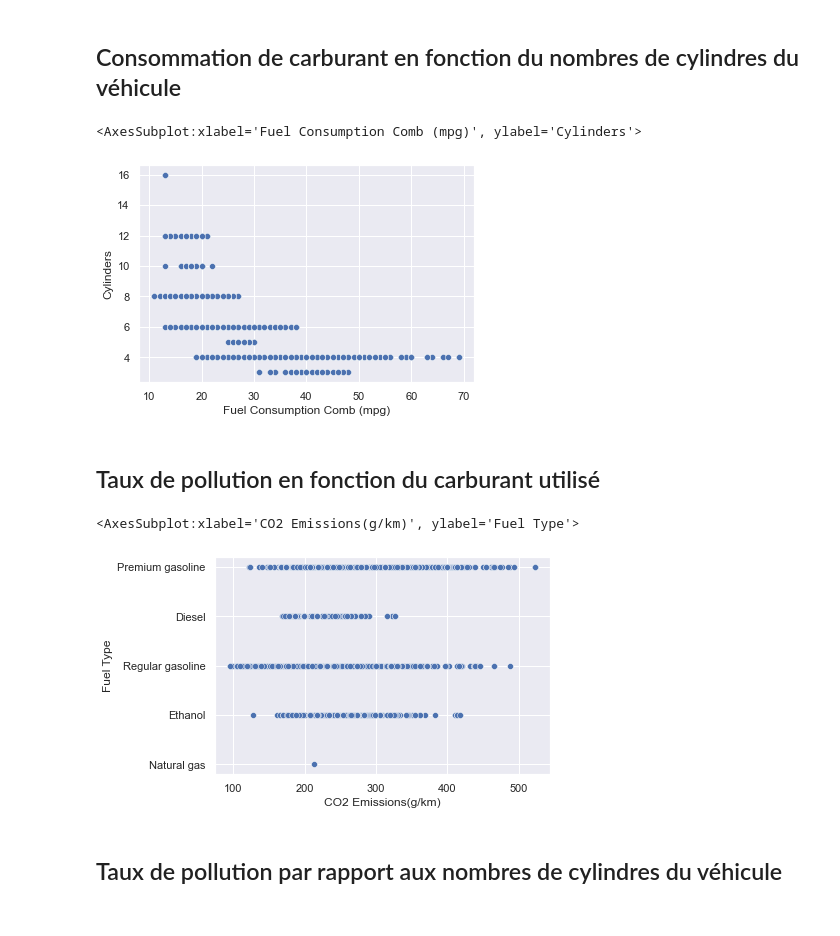
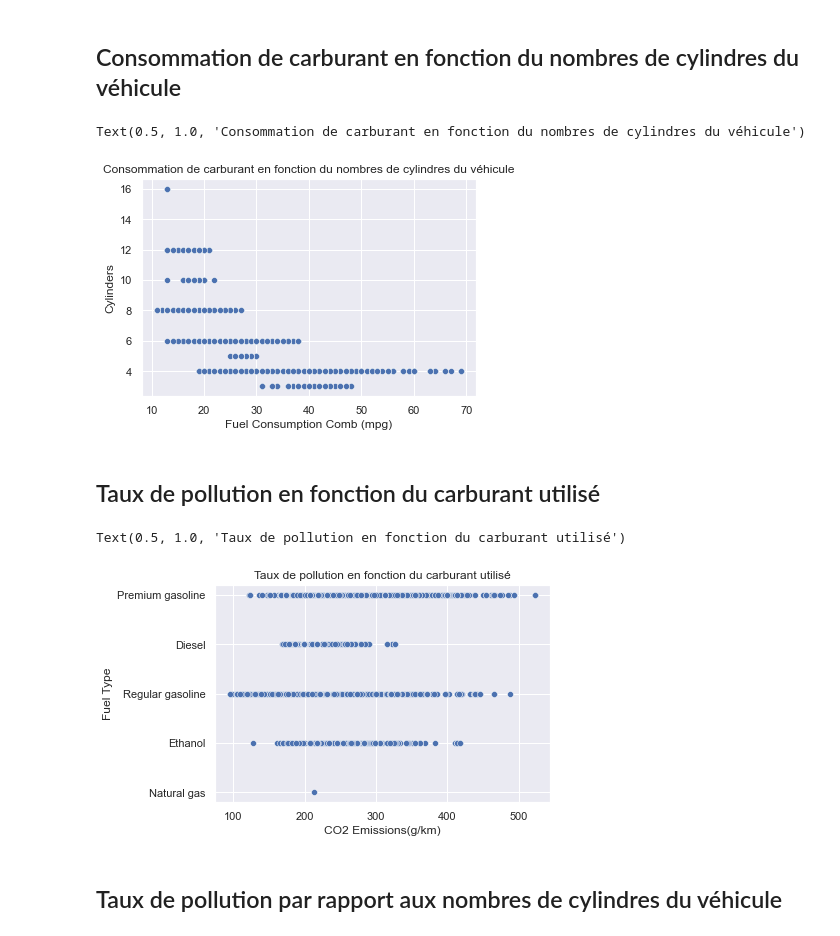
Before and after one commit to Jeevesen/Projet_DataVisualisation, a Jupyter notebook: DataVisualisation.ipynb, the cells around one changed output. Cells and saved outputs as stored; diff of their text form; code cells hidden in the pictures.

```diff
--- a/DataVisualisation.ipynb
+++ b/DataVisualisation.ipynb
@@ -6,7 +6,7 @@ import pandas as pd
 import seaborn as sns
 import matplotlib.pyplot as plt
 
-df = pd.read_csv('./data/CO2_Emissions_Canada.csv')
+df = pd.read_csv('./data/CO2-Emissions.csv')
 df.info()
 
 #Ajout d'un thème
@@ -38,12 +39,13 @@ memory usage: 692.5+ KB
 # %%
 # Consommation de carburant en L/100 km
 
 sns.scatterplot(x="Fuel Consumption Comb (mpg)", y="Cylinders", data= df)
+plt.title('Consommation de carburant en fonction du nombres de cylindres du véhicule')
 
 # Le véhicule ayant le plus de cylindres consommera moins de carburant par litre sur 100 km.
 # %% [output]
-<AxesSubplot:xlabel='Fuel Consumption Comb (mpg)', ylabel='Cylinders'>
+Text(0.5, 1.0, 'Consommation de carburant en fonction du nombres de cylindres du véhicule')
-[figure, old version]
+[figure, new version]
 # %% [markdown]
 ## Taux de pollution en fonction du carburant utilisé
 # %%
@@ -51,10 +53,11 @@ sns.scatterplot(x="Fuel Consumption Comb (mpg)", y="Cylinders", data= df)
 
 df["Fuel Type"] = df["Fuel Type"].replace(to_replace = ["Z", "D", "X", "E", "N"], value=["Premium gasoline","Diesel","Regular gasoline","Ethanol","Natural gas"])
 sns.scatterplot(x="CO2 Emissions(g/km)", y="Fuel Type", data= df)
+plt.title('Taux de pollution en fonction du carburant utilisé')
 
 # Les véhicules les plus polluants sont les véhicules utilisant du gasoil premium, gasoil ordinaire et l'éthanol.
 # %% [output]
-<AxesSubplot:xlabel='CO2 Emissions(g/km)', ylabel='Fuel Type'>
+Text(0.5, 1.0, 'Taux de pollution en fonction du carburant utilisé')
-[figure, old version]
+[figure, new version]
 # %% [markdown]
 ## Taux de pollution par rapport aux nombres de cylindres du véhicule
```
Also changed, not shown: parts of 17 cells of this notebook, 1 other file.
